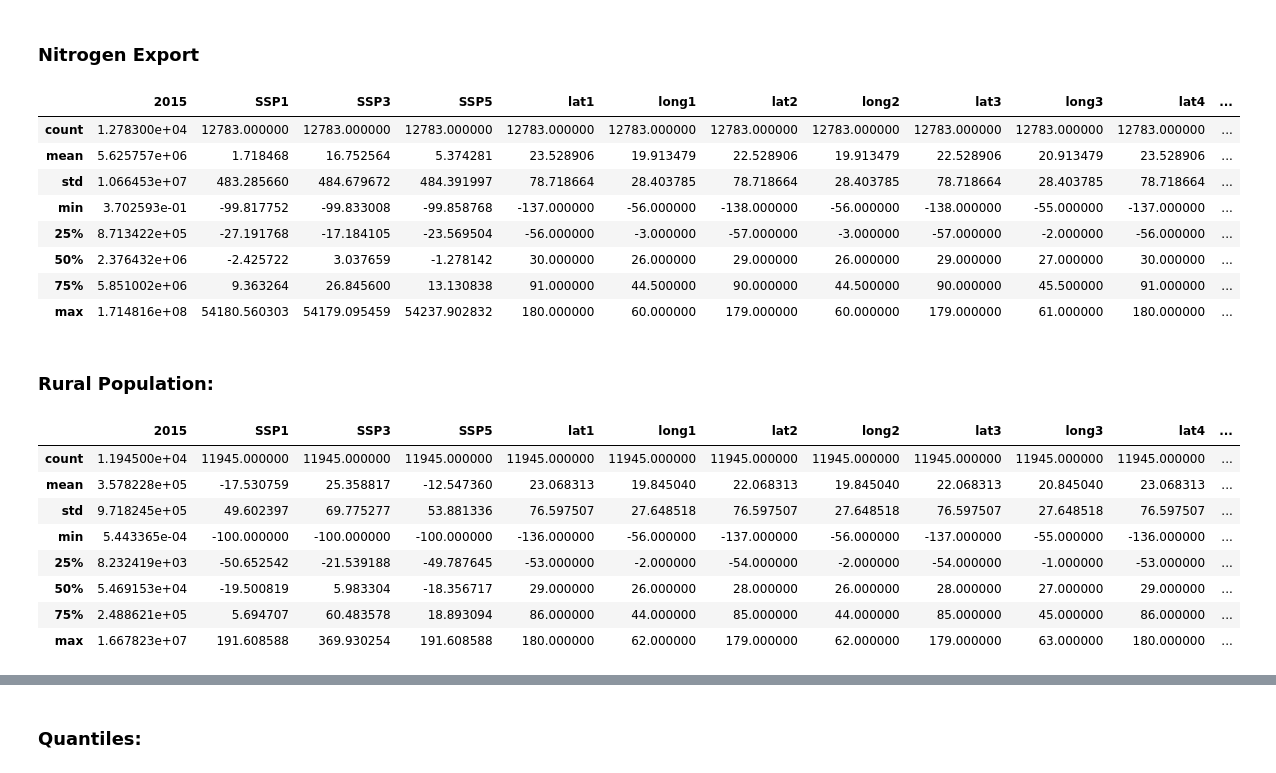
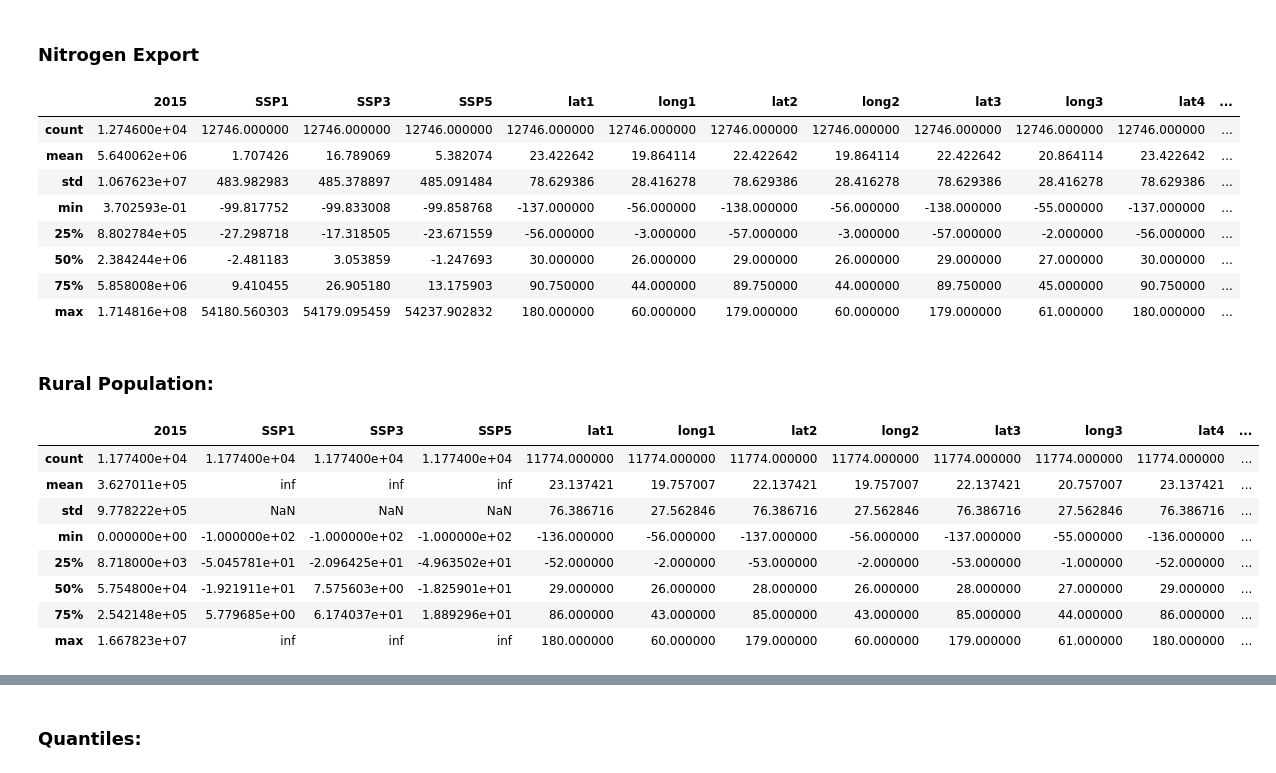
Before and after one commit to charlottegiseleweil/ipbes, a Jupyter notebook: Data Processing/Data_processing.ipynb, the cells around one changed output, grey strips where cells are left out. Drawn from its saved outputs; the diff is of its cells as text; code cells hidden in the pictures.

```diff
--- a/Data Processing/Data_processing.ipynb
+++ b/Data Processing/Data_processing.ipynb
@@ -23,0 +36,7 @@ layers
+# %%
+geometry = gpd.read_file(name_of_file, layer='grid_1_degree')
+geometry = geometry [['GRIDCODE', 'geometry']]
+# Fid is gridcode -1
+geometry['GRIDCODE'] = geometry['GRIDCODE'] -1
+geometry.columns = ['fid', 'geometry']
+geometry.head()
@@ -24,4 +50,4 @@ layers
 # %%
-data = gpd.read_file(name_of_file, layer='grid_1_degree')
-data.head()
+water_data = gpd.read_file(name_of_file, layer='Final_WQR_forviz').drop(columns = ['geometry'])
+water_data.head()
 # %% [output]
@@ -34,0 +60,5 @@ data.head()
+# %%
+data = water_data.merge(geometry,on='fid')
+countries['fid']=countries['fid'].astype(int)
+data = data.merge(countries,on='fid')
+data.head(1)
@@ -63,26 +84,25 @@ Index(['water_cur_n_export_degree', 'water_ssp5_n_export_degree',
 # %% [markdown]
 ## Create the datasets
 # %%
-def create_dataset(field,percentages):
-        # field is '_nc_degree',...
+def create_dataset(field,percentages,name_of_file):
         # percentages takes True or False to specify if we want percentages in cur data
 
     if (percentages):
         multiplier = 100
     else:
         multiplier = 1
-    dataset = data[['water_cur'+field,'geometry']].copy()
-    dataset['water_cur'+field] = dataset['water_cur'+field]*multiplier
-    dataset['c_ssp1'] = (data['water_ssp1'+field] - data['water_cur'+field])*100/data['water_cur'+field]
-    dataset['c_ssp3'] = (data['water_ssp3'+field] - data['water_cur'+field])*100/data['water_cur'+field]
-    dataset['c_ssp5'] = (data['water_ssp5'+field] - data['water_cur'+field])*100/data['water_cur'+field]
+    dataset = data[[field+'_c','geometry']].copy()
+    dataset[field+'_c'] = dataset[field+'_c']*multiplier
+    dataset['c_ssp1'] = (data[field+'_1'] - data[field+'_c'])*100/data[field+'_c']
+    dataset['c_ssp3'] = (data[field+'_3'] - data[field+'_c'])*100/data[field+'_c']
+    dataset['c_ssp5'] = (data[field+'_5'] - data[field+'_c'])*100/data[field+'_c']
     dataset.columns = ['2015','coordinates','SSP1','SSP3','SSP5']
     for i in range(5):
         dataset['lat'+str(i+1)] = dataset.coordinates.apply(lambda x : x[i][0])
         dataset['long'+str(i+1)] = dataset.coordinates.apply(lambda x : x[i][1])
     dataset = dataset.dropna()
     dataset = dataset.drop(columns=['coordinates'])
-    dataset.to_csv("../Data/"+field[1:]+'.csv', sep=',')
+    dataset.to_csv("../Data/"+name_of_file+'.csv', sep=',')
     return dataset
 # %% [markdown]
 ### NCWP
@@ -161,34 +174,33 @@ tot_nit.describe()
 # %% [markdown]
 ### Nitrogen Export
 # %%
-nit_exp = create_dataset('_n_export_degree',False)
+nit_exp = create_dataset('UN',False,'n_export_degree')
 nit_exp.describe()
 # %% [output]
 |  | 2015 | SSP1 | SSP3 | SSP5 | lat1 | long1 | lat2 | long2 | lat3 | long3 | lat4 | ... |
-| count | 1.278300e+04 | 12783.000000 | 12783.000000 | 12783.000000 | 12783.000000 | 12783.000000 | 12783.000000 | 12783.000000 | 12783.000000 | 12783.000000 | 12783.000000 | ... |
-| mean | 5.625757e+06 | 1.718468 | 16.752564 | 5.374281 | 23.528906 | 19.913479 | 22.528906 | 19.913479 | 22.528906 | 20.913479 | 23.528906 | ... |
-| std | 1.066453e+07 | 483.285660 | 484.679672 | 484.391997 | 78.718664 | 28.403785 | 78.718664 | 28.403785 | 78.718664 | 28.403785 | 78.718664 | ... |
+| count | 1.274600e+04 | 12746.000000 | 12746.000000 | 12746.000000 | 12746.000000 | 12746.000000 | 12746.000000 | 12746.000000 | 12746.000000 | 12746.000000 | 12746.000000 | ... |
+| mean | 5.640062e+06 | 1.707426 | 16.789069 | 5.382074 | 23.422642 | 19.864114 | 22.422642 | 19.864114 | 22.422642 | 20.864114 | 23.422642 | ... |
+| std | 1.067623e+07 | 483.982983 | 485.378897 | 485.091484 | 78.629386 | 28.416278 | 78.629386 | 28.416278 | 78.629386 | 28.416278 | 78.629386 | ... |
 | min | 3.702593e-01 | -99.817752 | -99.833008 | -99.858768 | -137.000000 | -56.000000 | -138.000000 | -56.000000 | -138.000000 | -55.000000 | -137.000000 | ... |
-| 25% | 8.713422e+05 | -27.191768 | -17.184105 | -23.569504 | -56.000000 | -3.000000 | -57.000000 | -3.000000 | -57.000000 | -2.000000 | -56.000000 | ... |
-| 50% | 2.376432e+06 | -2.425722 | 3.037659 | -1.278142 | 30.000000 | 26.000000 | 29.000000 | 26.000000 | 29.000000 | 27.000000 | 30.000000 | ... |
-| 75% | 5.851002e+06 | 9.363264 | 26.845600 | 13.130838 | 91.000000 | 44.500000 | 90.000000 | 44.500000 | 90.000000 | 45.500000 | 91.000000 | ... |
+| 25% | 8.802784e+05 | -27.298718 | -17.318505 | -23.671559 | -56.000000 | -3.000000 | -57.000000 | -3.000000 | -57.000000 | -2.000000 | -56.000000 | ... |
+| 50% | 2.384244e+06 | -2.481183 | 3.053859 | -1.247693 | 30.000000 | 26.000000 | 29.000000 | 26.000000 | 29.000000 | 27.000000 | 30.000000 | ... |
+| 75% | 5.858008e+06 | 9.410455 | 26.905180 | 13.175903 | 90.750000 | 44.000000 | 89.750000 | 44.000000 | 89.750000 | 45.000000 | 90.750000 | ... |
 | max | 1.714816e+08 | 54180.560303 | 54179.095459 | 54237.902832 | 180.000000 | 60.000000 | 179.000000 | 60.000000 | 179.000000 | 61.000000 | 180.000000 | ... |
 # %% [markdown]
 ### Rural Population:
 # %%
-name = 'rural_pop'
-rural_pop = create_dataset('_'+name+'_degree',False)
+rural_pop = create_dataset('pop',False,'rural_pop_degree')
 rural_pop.describe()
 # %% [output]
 |  | 2015 | SSP1 | SSP3 | SSP5 | lat1 | long1 | lat2 | long2 | lat3 | long3 | lat4 | ... |
-| count | 1.194500e+04 | 11945.000000 | 11945.000000 | 11945.000000 | 11945.000000 | 11945.000000 | 11945.000000 | 11945.000000 | 11945.000000 | 11945.000000 | 11945.000000 | ... |
-| mean | 3.578228e+05 | -17.530759 | 25.358817 | -12.547360 | 23.068313 | 19.845040 | 22.068313 | 19.845040 | 22.068313 | 20.845040 | 23.068313 | ... |
-| std | 9.718245e+05 | 49.602397 | 69.775277 | 53.881336 | 76.597507 | 27.648518 | 76.597507 | 27.648518 | 76.597507 | 27.648518 | 76.597507 | ... |
-| min | 5.443365e-04 | -100.000000 | -100.000000 | -100.000000 | -136.000000 | -56.000000 | -137.000000 | -56.000000 | -137.000000 | -55.000000 | -136.000000 | ... |
-| 25% | 8.232419e+03 | -50.652542 | -21.539188 | -49.787645 | -53.000000 | -2.000000 | -54.000000 | -2.000000 | -54.000000 | -1.000000 | -53.000000 | ... |
-| 50% | 5.469153e+04 | -19.500819 | 5.983304 | -18.356717 | 29.000000 | 26.000000 | 28.000000 | 26.000000 | 28.000000 | 27.000000 | 29.000000 | ... |
-| 75% | 2.488621e+05 | 5.694707 | 60.483578 | 18.893094 | 86.000000 | 44.000000 | 85.000000 | 44.000000 | 85.000000 | 45.000000 | 86.000000 | ... |
-| max | 1.667823e+07 | 191.608588 | 369.930254 | 191.608588 | 180.000000 | 62.000000 | 179.000000 | 62.000000 | 179.000000 | 63.000000 | 180.000000 | ... |
+| count | 1.177400e+04 | 1.177400e+04 | 1.177400e+04 | 1.177400e+04 | 11774.000000 | 11774.000000 | 11774.000000 | 11774.000000 | 11774.000000 | 11774.000000 | 11774.000000 | ... |
+| mean | 3.627011e+05 | inf | inf | inf | 23.137421 | 19.757007 | 22.137421 | 19.757007 | 22.137421 | 20.757007 | 23.137421 | ... |
+| std | 9.778222e+05 | NaN | NaN | NaN | 76.386716 | 27.562846 | 76.386716 | 27.562846 | 76.386716 | 27.562846 | 76.386716 | ... |
+| min | 0.000000e+00 | -1.000000e+02 | -1.000000e+02 | -1.000000e+02 | -136.000000 | -56.000000 | -137.000000 | -56.000000 | -137.000000 | -55.000000 | -136.000000 | ... |
+| 25% | 8.718000e+03 | -5.045781e+01 | -2.096425e+01 | -4.963502e+01 | -52.000000 | -2.000000 | -53.000000 | -2.000000 | -53.000000 | -1.000000 | -52.000000 | ... |
+| 50% | 5.754800e+04 | -1.921911e+01 | 7.575603e+00 | -1.825901e+01 | 29.000000 | 26.000000 | 28.000000 | 26.000000 | 28.000000 | 27.000000 | 29.000000 | ... |
+| 75% | 2.542148e+05 | 5.779685e+00 | 6.174037e+01 | 1.889296e+01 | 86.000000 | 43.000000 | 85.000000 | 43.000000 | 85.000000 | 44.000000 | 86.000000 | ... |
+| max | 1.667823e+07 | inf | inf | inf | 180.000000 | 60.000000 | 179.000000 | 60.000000 | 179.000000 | 61.000000 | 180.000000 | ... |
 # %%
 rural_pop = rural_pop.replace([np.inf, -np.inf], [1000,-1000])
 rural_pop.describe()
```
Also changed, not shown: parts of 53 cells of this notebook, 17 other files.
